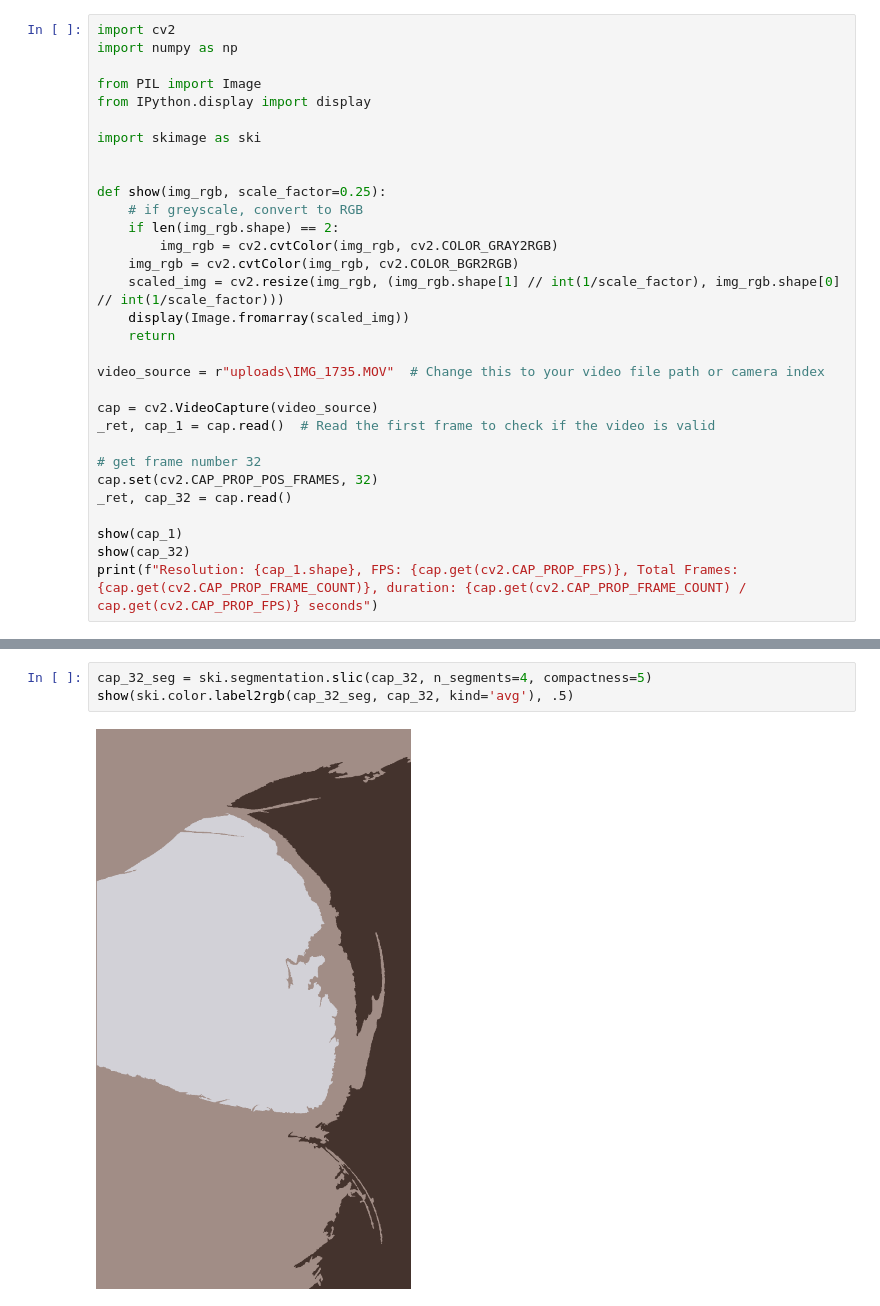
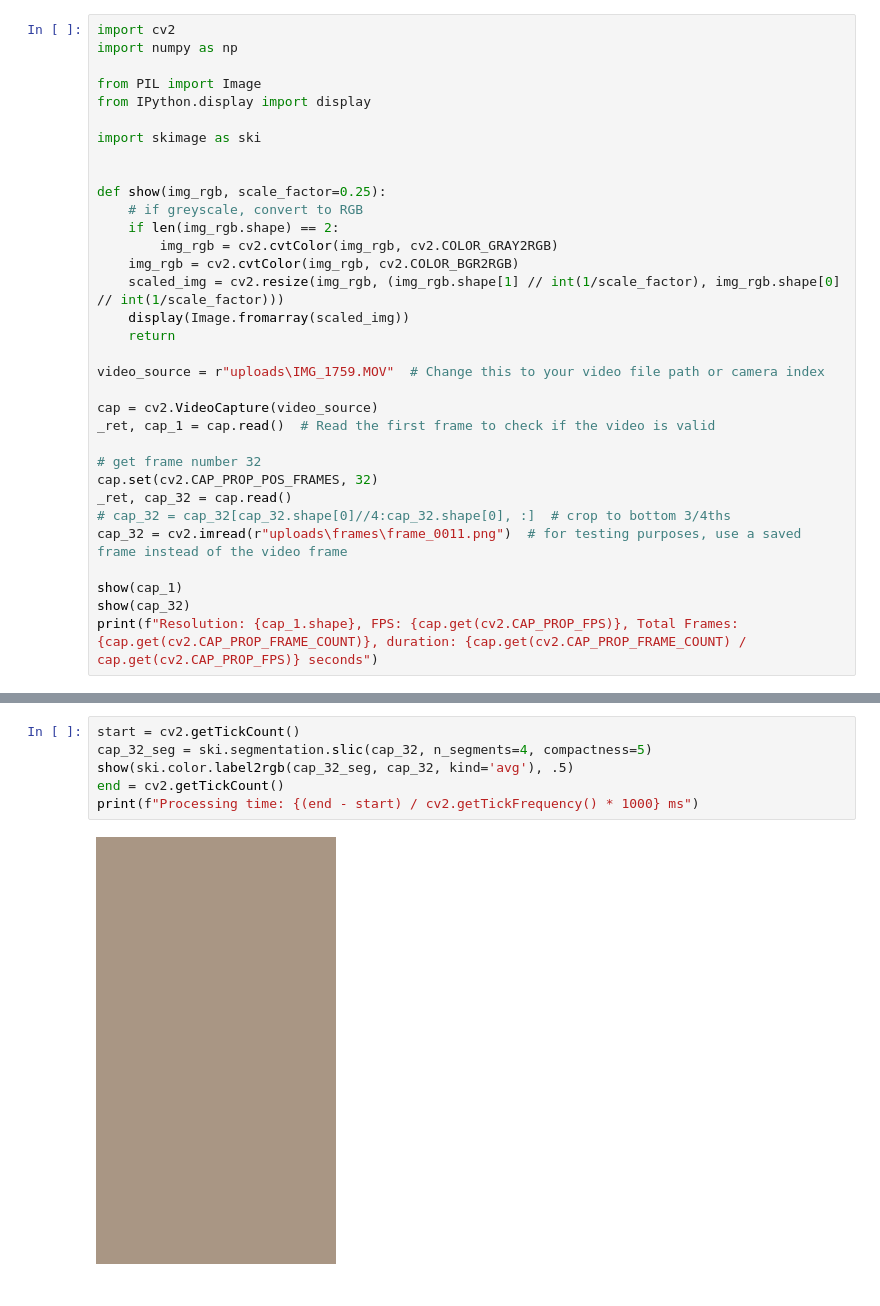
Before and after one commit to Asik007/CatsEye-Python, a Jupyter notebook: PythonServer/Testing.ipynb, the cells around one changed output, grey strips where cells are left out. Cells and saved outputs as stored; diff of their text form.

```diff
--- a/PythonServer/Testing.ipynb
+++ b/PythonServer/Testing.ipynb
@@ -17,7 +17,7 @@ def show(img_rgb, scale_factor=0.25):
     display(Image.fromarray(scaled_img))
     return
 
-video_source = r"uploads\IMG_1735.MOV"  # Change this to your video file path or camera index
+video_source = r"uploads\IMG_1759.MOV"  # Change this to your video file path or camera index
 
 cap = cv2.VideoCapture(video_source)
 _ret, cap_1 = cap.read()  # Read the first frame to check if the video is valid
@@ -25,6 +25,8 @@ _ret, cap_1 = cap.read()  # Read the first frame to check if the video is valid
 # get frame number 32
 cap.set(cv2.CAP_PROP_POS_FRAMES, 32)
 _ret, cap_32 = cap.read()
+# cap_32 = cap_32[cap_32.shape[0]//4:cap_32.shape[0], :]  # crop to bottom 3/4ths
+cap_32 = cv2.imread(r"uploads\frames\frame_0011.png")  # for testing purposes, use a saved frame instead of the video frame
 
 show(cap_1)
 show(cap_32)
@@ -36,5 +38,8 @@ Resolution: (1920, 1080, 3), FPS: 29.97685185185185, Total Frames: 259.0, durati
 # %%
+start = cv2.getTickCount()
 cap_32_seg = ski.segmentation.slic(cap_32, n_segments=4, compactness=5)
 show(ski.color.label2rgb(cap_32_seg, cap_32, kind='avg'), .5)
+end = cv2.getTickCount()
+print(f"Processing time: {(end - start) / cv2.getTickFrequency() * 1000} ms")
 # %% [output]
-[figure, old version]
+[figure, new version]
```
Also changed, not shown: parts of 13 cells of this notebook, 17 other files.
